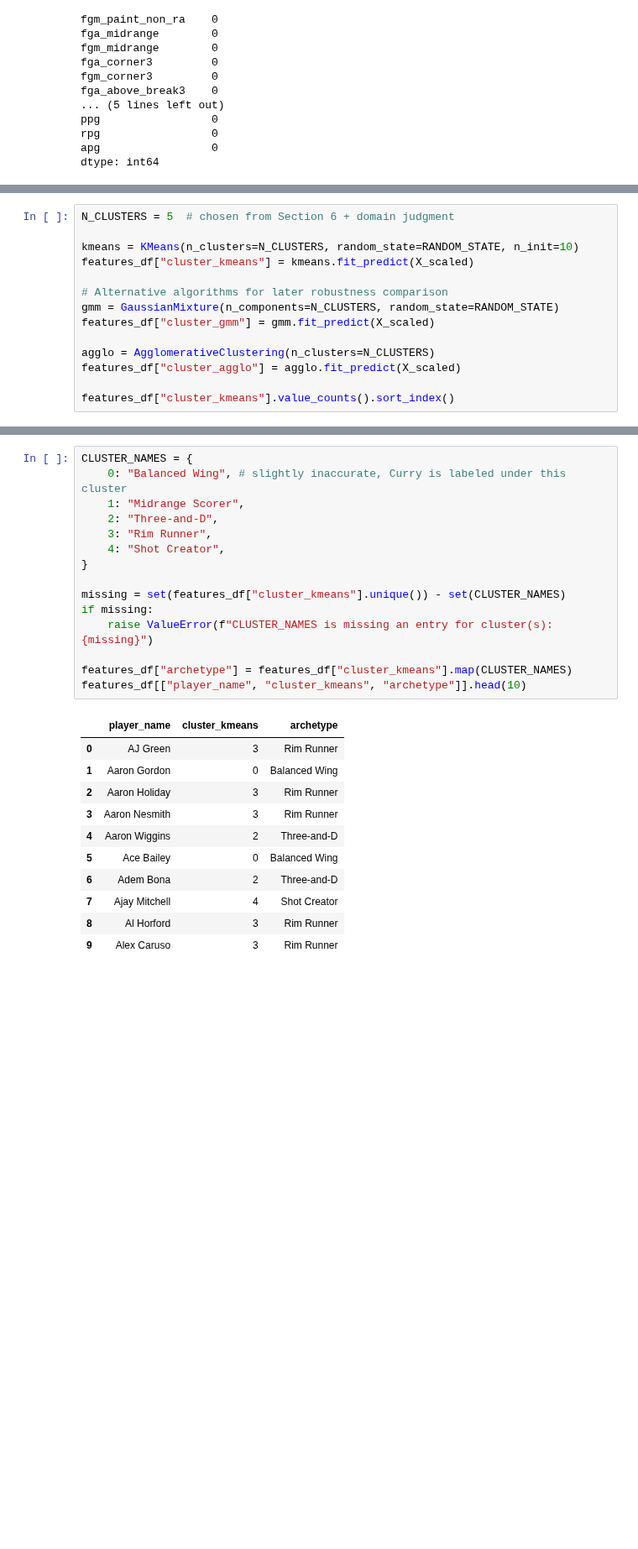
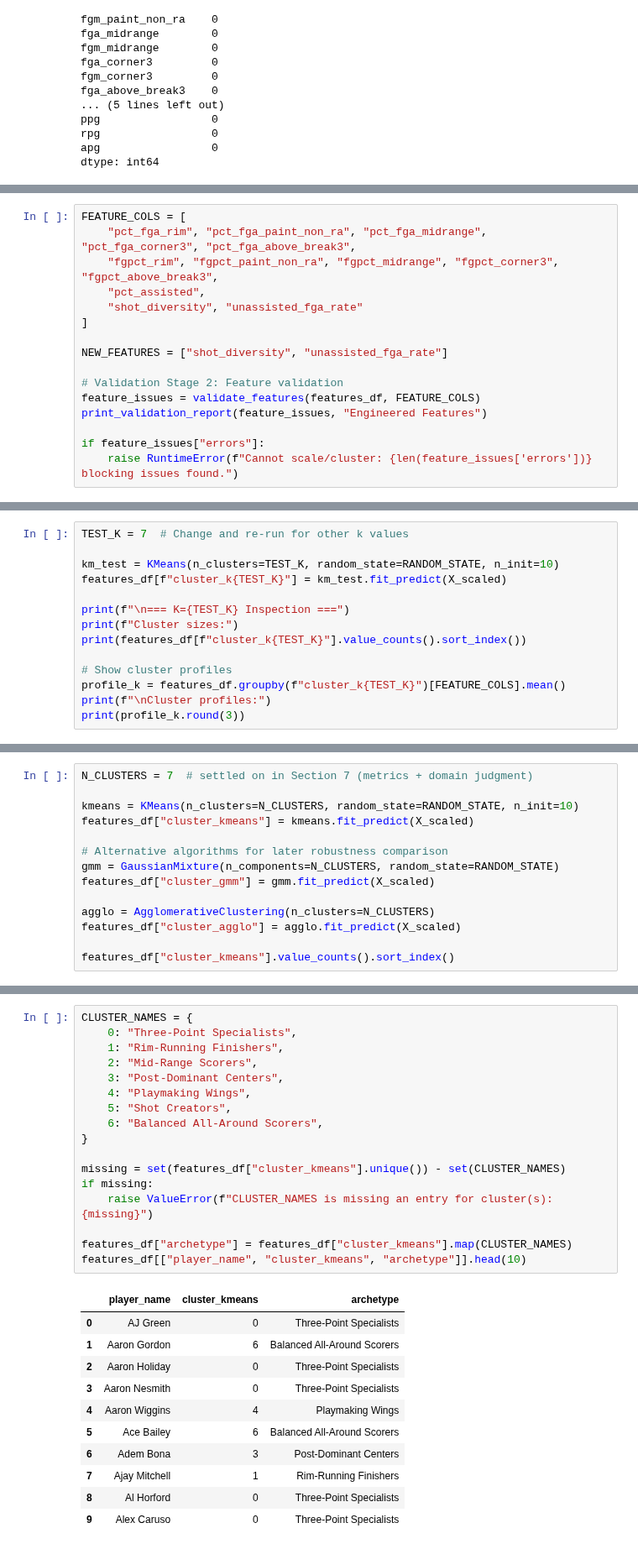
Before and after one commit to dut-inc/project-website, a Jupyter notebook: notebooks/nba_shot_archetype_clustering.ipynb, the cells around one changed output, grey strips where cells are left out. Shown at 84% size. Saved outputs shown, nothing was run; the diff lists cells and outputs as text; blank space fills up the shorter version.

```diff
--- a/notebooks/nba_shot_archetype_clustering.ipynb
+++ b/notebooks/nba_shot_archetype_clustering.ipynb
@@ -444,0 +715,16 @@ ID/name goes out
+# %%
+FEATURE_COLS = [
+    "pct_fga_rim", "pct_fga_paint_non_ra", "pct_fga_midrange", "pct_fga_corner3", "pct_fga_above_break3",
+    "fgpct_rim", "fgpct_paint_non_ra", "fgpct_midrange", "fgpct_corner3", "fgpct_above_break3",
+    "pct_assisted",
+    "shot_diversity", "unassisted_fga_rate"
+]
+
+NEW_FEATURES = ["shot_diversity", "unassisted_fga_rate"]
+
+# Validation Stage 2: Feature validation
+feature_issues = validate_features(features_df, FEATURE_COLS)
+print_validation_report(feature_issues, "Engineered Features")
+
+if feature_issues["errors"]:
+    raise RuntimeError(f"Cannot scale/cluster: {len(feature_issues['errors'])} blocking issues found.")
@@ -512,0 +907,14 @@ Fit K-Means with a chosen `k`, then fit Gaussian Mixture and Agglomerative clust
+# %%
+TEST_K = 7  # Change and re-run for other k values
+
+km_test = KMeans(n_clusters=TEST_K, random_state=RANDOM_STATE, n_init=10)
+features_df[f"cluster_k{TEST_K}"] = km_test.fit_predict(X_scaled)
+
+print(f"\n=== K={TEST_K} Inspection ===")
+print(f"Cluster sizes:")
+print(features_df[f"cluster_k{TEST_K}"].value_counts().sort_index())
+
+# Show cluster profiles
+profile_k = features_df.groupby(f"cluster_k{TEST_K}")[FEATURE_COLS].mean()
+print(f"\nCluster profiles:")
+print(profile_k.round(3))
@@ -513,5 +943,5 @@ Fit K-Means with a chosen `k`, then fit Gaussian Mixture and Agglomerative clust
 # %%
-N_CLUSTERS = 5  # chosen from Section 6 + domain judgment
+N_CLUSTERS = 7  # settled on in Section 7 (metrics + domain judgment)
 
 kmeans = KMeans(n_clusters=N_CLUSTERS, random_state=RANDOM_STATE, n_init=10)
 features_df["cluster_kmeans"] = kmeans.fit_predict(X_scaled)
@@ -625,28 +1491,30 @@ K-Means returns cluster numbers, not names. We have to turn `cluster_kmeans == 3
 # %%
 CLUSTER_NAMES = {
-    0: "Balanced Wing", # slightly inaccurate, Curry is labeled under this cluster
-    1: "Midrange Scorer",
-    2: "Three-and-D",
-    3: "Rim Runner",
-    4: "Shot Creator",
+    0: "Three-Point Specialists",
+    1: "Rim-Running Finishers",
+    2: "Mid-Range Scorers",
+    3: "Post-Dominant Centers",
+    4: "Playmaking Wings",
+    5: "Shot Creators",
+    6: "Balanced All-Around Scorers",
 }
 
 missing = set(features_df["cluster_kmeans"].unique()) - set(CLUSTER_NAMES)
 if missing:
     raise ValueError(f"CLUSTER_NAMES is missing an entry for cluster(s): {missing}")
 
 features_df["archetype"] = features_df["cluster_kmeans"].map(CLUSTER_NAMES)
 features_df[["player_name", "cluster_kmeans", "archetype"]].head(10)
 # %% [output]
 |  | player_name | cluster_kmeans | archetype |
-| 0 | AJ Green | 3 | Rim Runner |
-| 1 | Aaron Gordon | 0 | Balanced Wing |
-| 2 | Aaron Holiday | 3 | Rim Runner |
-| 3 | Aaron Nesmith | 3 | Rim Runner |
-| 4 | Aaron Wiggins | 2 | Three-and-D |
-| 5 | Ace Bailey | 0 | Balanced Wing |
-| 6 | Adem Bona | 2 | Three-and-D |
-| 7 | Ajay Mitchell | 4 | Shot Creator |
-| 8 | Al Horford | 3 | Rim Runner |
-| 9 | Alex Caruso | 3 | Rim Runner |
+| 0 | AJ Green | 0 | Three-Point Specialists |
+| 1 | Aaron Gordon | 6 | Balanced All-Around Scorers |
+| 2 | Aaron Holiday | 0 | Three-Point Specialists |
+| 3 | Aaron Nesmith | 0 | Three-Point Specialists |
+| 4 | Aaron Wiggins | 4 | Playmaking Wings |
+| 5 | Ace Bailey | 6 | Balanced All-Around Scorers |
+| 6 | Adem Bona | 3 | Post-Dominant Centers |
+| 7 | Ajay Mitchell | 1 | Rim-Running Finishers |
+| 8 | Al Horford | 0 | Three-Point Specialists |
+| 9 | Alex Caruso | 0 | Three-Point Specialists |
 # %% [markdown]
```
Also changed, not shown: parts of 57 cells of this notebook, 2 other files.
